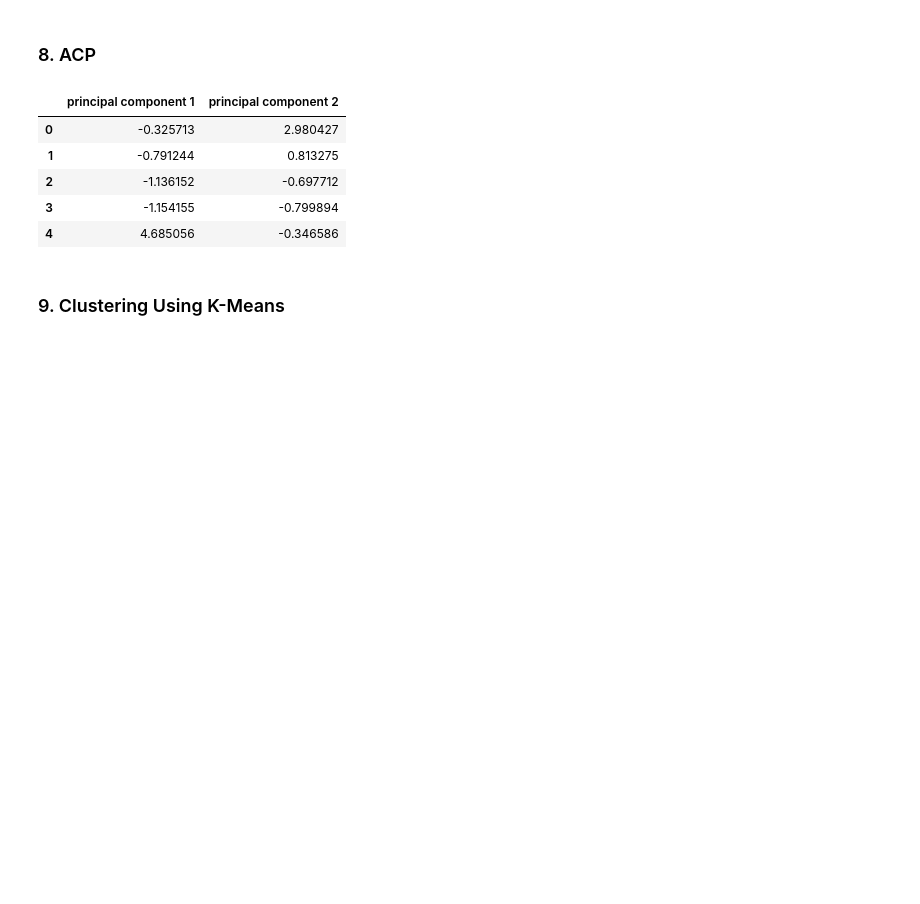
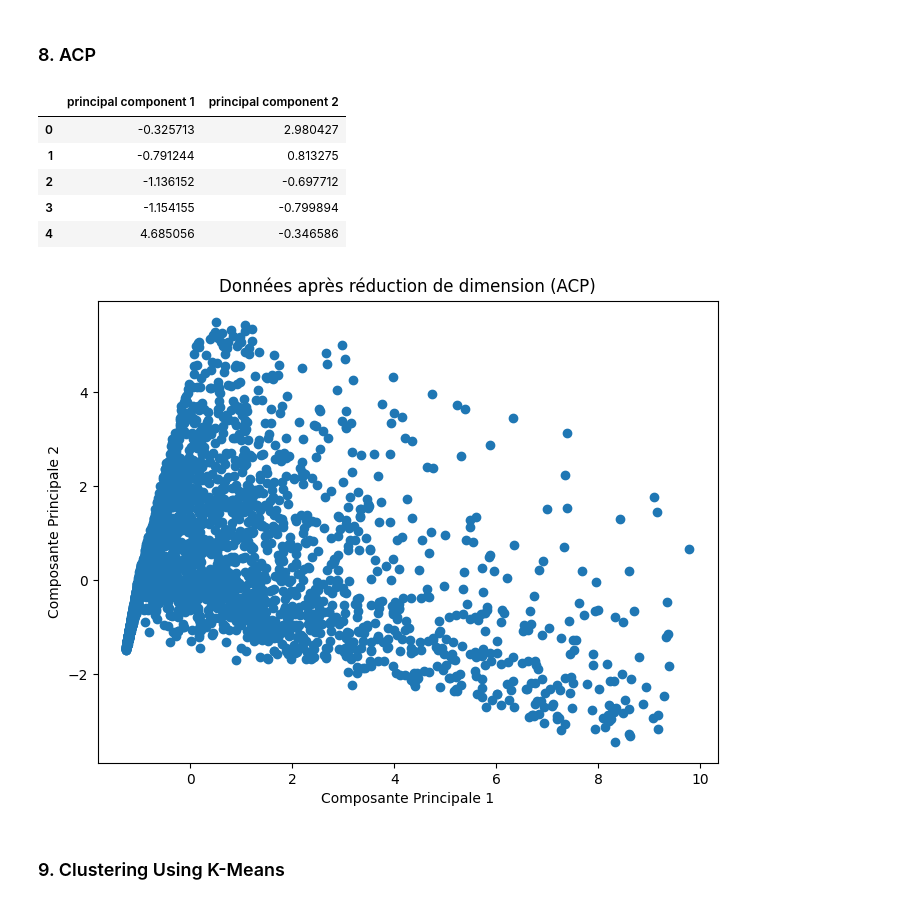
Before and after one commit to Noura-ou/projet_segmentation_client, a Jupyter notebook: src/test_noura.ipynb, the cells around one changed output. Saved outputs shown, nothing was run; the diff lists cells and outputs as text; code cells hidden in the pictures; blank space fills up the shorter version.

```diff
--- a/src/test_noura.ipynb
+++ b/src/test_noura.ipynb
@@ -202,6 +202,21 @@ pdf.head()
 | 2 | -1.136152 | -0.697712 |
 | 3 | -1.154155 | -0.799894 |
 | 4 | 4.685056 | -0.346586 |
+# %%
+# Créer le graphe
+pc1 = pdf['principal component 1']
+pc2 = pdf['principal component 2']
+
+
+
+plt.figure(figsize=(8, 6))
+plt.scatter(pc1, pc2)
+plt.xlabel('Composante Principale 1')
+plt.ylabel('Composante Principale 2')
+plt.title('Données après réduction de dimension (ACP)')
+plt.show()
+# %% [output]
+[figure, added]
 # %% [markdown]
 ### 9. Clustering Using K-Means
 # %% [markdown]
```
